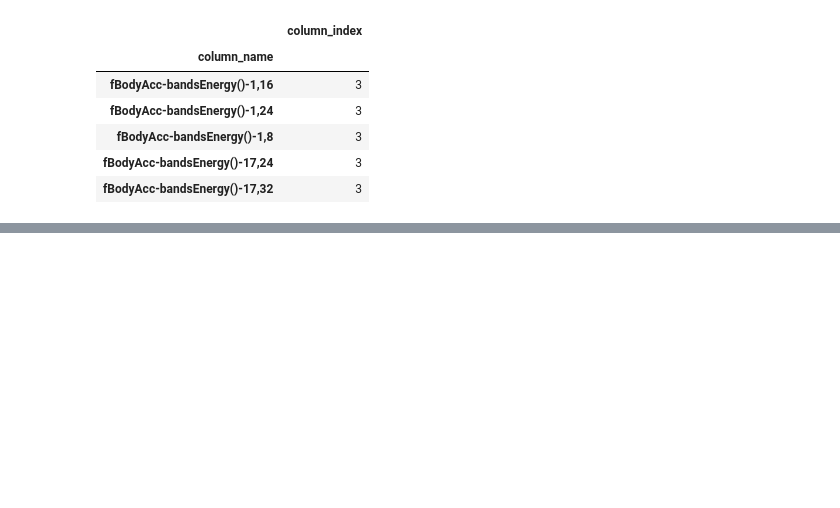
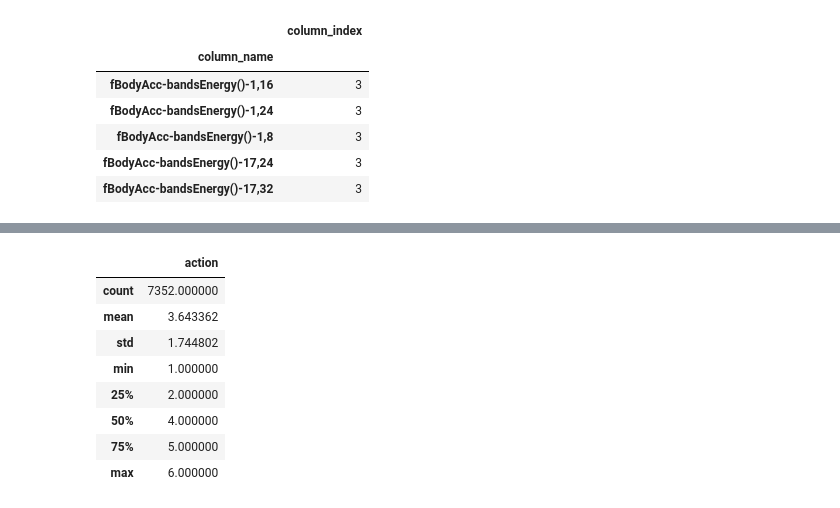
Before and after one commit to maaanzi/ubion, a Jupyter notebook: machine_learning/0312.ipynb, the cells around one changed output, grey strips where cells are left out. Saved outputs shown, nothing was run; the diff lists cells and outputs as text; code cells hidden in the pictures; blank space fills up the shorter version.

```diff
--- a/machine_learning/0312.ipynb
+++ b/machine_learning/0312.ipynb
@@ -198,0 +220,18 @@ def get_new_feature_name_df(old_feature_name_df) :
+# %%
+import pandas as pd
+def get_human_dataset():
+    # 각 데이터 파일이 공백으로 분리되어 있어, 공백문자를 sep로 할당
+    feature_name_df = pd.read_csv('./datasets/UCI HAR Dataset/features.txt', sep=' ',
+                                 header=None, names=['column_index', 'column_name'])
+    # 중복 이름 변경
+    new_feature_name_df = get_new_feature_name_df(feature_name_df)
+    feature_name = new_feature_name_df.iloc[:, 1].values.tolist()
+
+    x_train = pd.read_csv('./datasets/UCI HAR Dataset/train/X_train.txt', sep='\s+', names=feature_name)
+    # print(x_train)
+    x_test = pd.read_csv('./datasets/UCI HAR Dataset/test/X_test.txt', sep='\s+', names=feature_name)
+
+    y_train = pd.read_csv('./datasets/UCI HAR Dataset/train/y_train.txt', sep='\s+', header=None, names=['action'])
+    y_test = pd.read_csv('./datasets/UCI HAR Dataset/test/y_test.txt', sep='\s+', header=None, names=['action'])
+
+    return x_train, x_test, y_train, y_test
@@ -198,0 +240,12 @@ def get_new_feature_name_df(old_feature_name_df) :
+# %%
+y_train.describe()
+# %% [output]
+|  | action |
+| count | 7352.000000 |
+| mean | 3.643362 |
+| std | 1.744802 |
+| min | 1.000000 |
+| 25% | 2.000000 |
+| 50% | 4.000000 |
+| 75% | 5.000000 |
+| max | 6.000000 |
```
Also changed, not shown: parts of 20 cells of this notebook, 1 other file.
